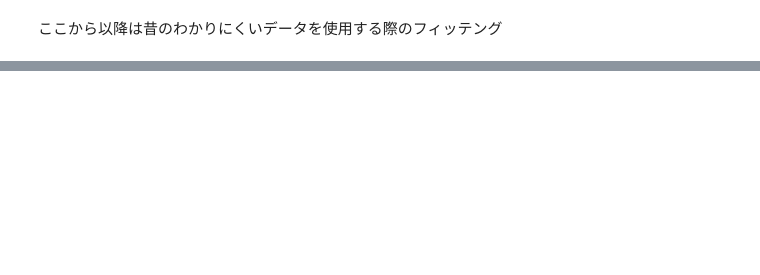
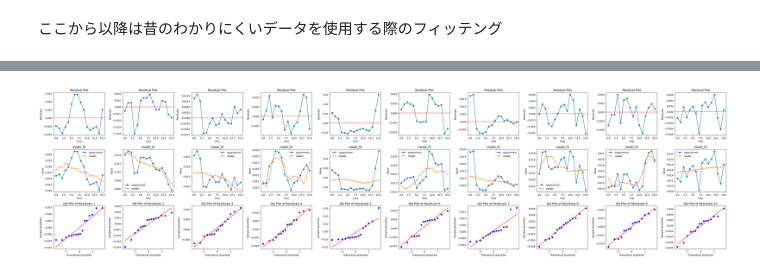
Before and after one commit to kotatakehara/Self-efficacy, a Jupyter notebook: Fact_data_process.ipynb, the cells around one changed output, grey strips where cells are left out. Drawn from its saved outputs; the diff is of its cells as text; code cells hidden in the pictures; blank space fills up the shorter version.

```diff
--- a/Fact_data_process.ipynb
+++ b/Fact_data_process.ipynb
@@ -394,0 +473,39 @@ print("空から1に変わった回数:", from_empty_count)
+# %%
+# 可変行列設定
+n_rows = 3  # 行数
+n_cols = 10  # 列数
+
+# Figureを設定
+fig, axes = plt.subplots(n_rows, n_cols, figsize=(40, n_rows*3+1))
+
+# 残差のプロット (1行目に配置)
+for i in range(n_cols):
+    ax = axes[0, i]
+    ax.plot(residuals_check_list[i], marker='o')
+    ax.set_title('Residual Plot')
+    ax.set_xlabel('Trial')
+    ax.set_ylabel('Residuals')
+    ax.axhline(0, color='red', linestyle='--')
+
+# モデル予測値と実験データのプロット (2行目に配置)
+for i in range(n_cols):
+    ax = axes[1, i]
+    ax.plot(y_experiment_list[i], label='experiment', marker='o')
+    ax.plot(y_model_opt_list[i], label='model', marker='x')
+    ax.set_title('model_fit')
+    ax.set_xlabel('Trial')
+    ax.set_ylabel('Value')
+    ax.legend()
+
+for i in range(n_cols):
+    ax = axes[2, i]
+    stats.probplot(residuals_check_list[i], dist="norm", plot=ax)
+    ax.set_title(f"QQ Plot of Residuals {i+1}")
+    ax.set_xlabel('Theoretical Quantiles')
+    ax.set_ylabel('Sample Quantiles')
+
+# グラフを調整して表示
+plt.tight_layout()
+plt.show()
+# %% [output]
+[figure, added]
```
Also changed, not shown: parts of 15 cells of this notebook.
